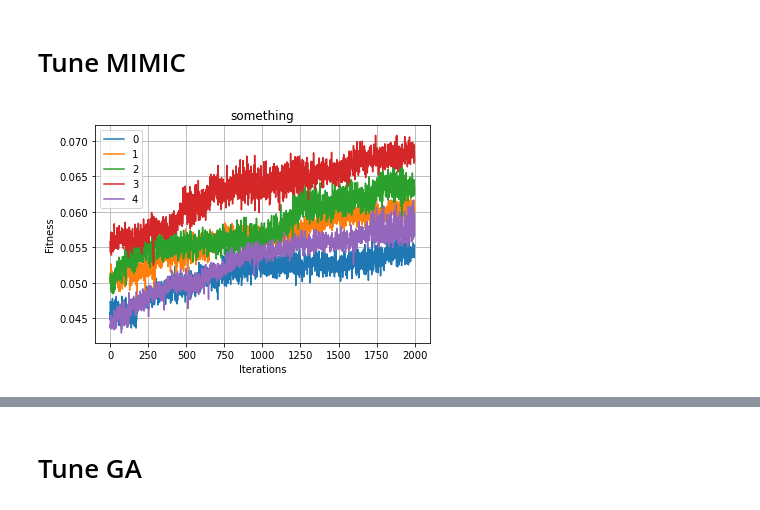
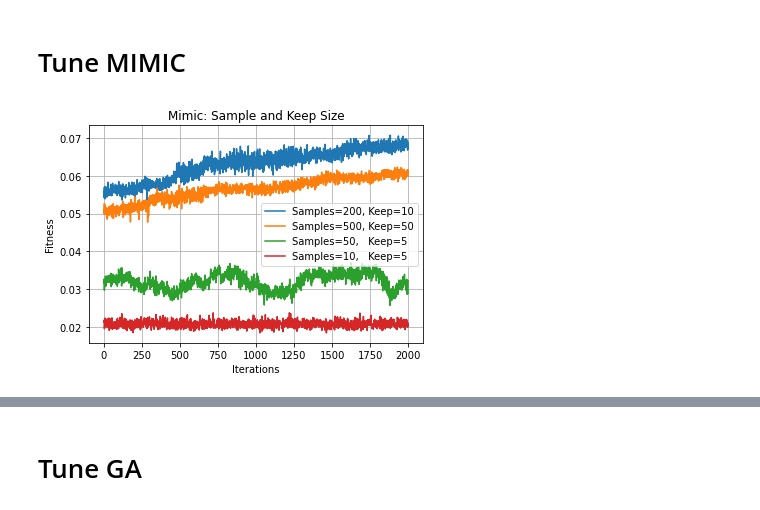
Before and after one commit to rahalrsh/randomized-optimization, a Jupyter notebook: Traveling_Salesman.ipynb, the cells around one changed output, grey strips where cells are left out. Cells and saved outputs as stored; diff of their text form; code cells hidden in the pictures.

```diff
--- a/Traveling_Salesman.ipynb
+++ b/Traveling_Salesman.ipynb
@@ -237,21 +202,20 @@ plot_fitness(ft_df[:50000], files, title="something")
 # Tune MIMIC
 # %%
 files = {
-    "exp02-MIMIC-0"    : "0",
-    "exp02-MIMIC-1"    : "1",
-    "exp02-MIMIC-2"    : "2",
-    "exp02-MIMIC-3"    : "3",
-    "exp02-MIMIC-4"    : "4",
+    "exp02-MIMIC-3"    : "Samples=200, Keep=10",
+    "exp02-MIMIC-1"    : "Samples=500, Keep=50",
+    "exp02-MIMIC-8"    : "Samples=50,   Keep=5",
+    "exp02-MIMIC-12"   : "Samples=10,   Keep=5",
 }
 
 df_test = combine_csv("tsp", files)
 
 ft_df = get_fitness_df(df_test)
 
 fe_df = get_fevals_df(df_test)
 t_df = get_time_df(df_test)
 
 # ft_df
-plot_fitness(ft_df[:10000], files, title="something")
+plot_fitness(ft_df[:2000], files, title="Mimic: Sample and Keep Size", save_as="tsm/03")
 # %% [output]
-[figure, old version]
+[figure, new version]
```
Also changed, not shown: parts of 37 cells of this notebook, 28 other files.
